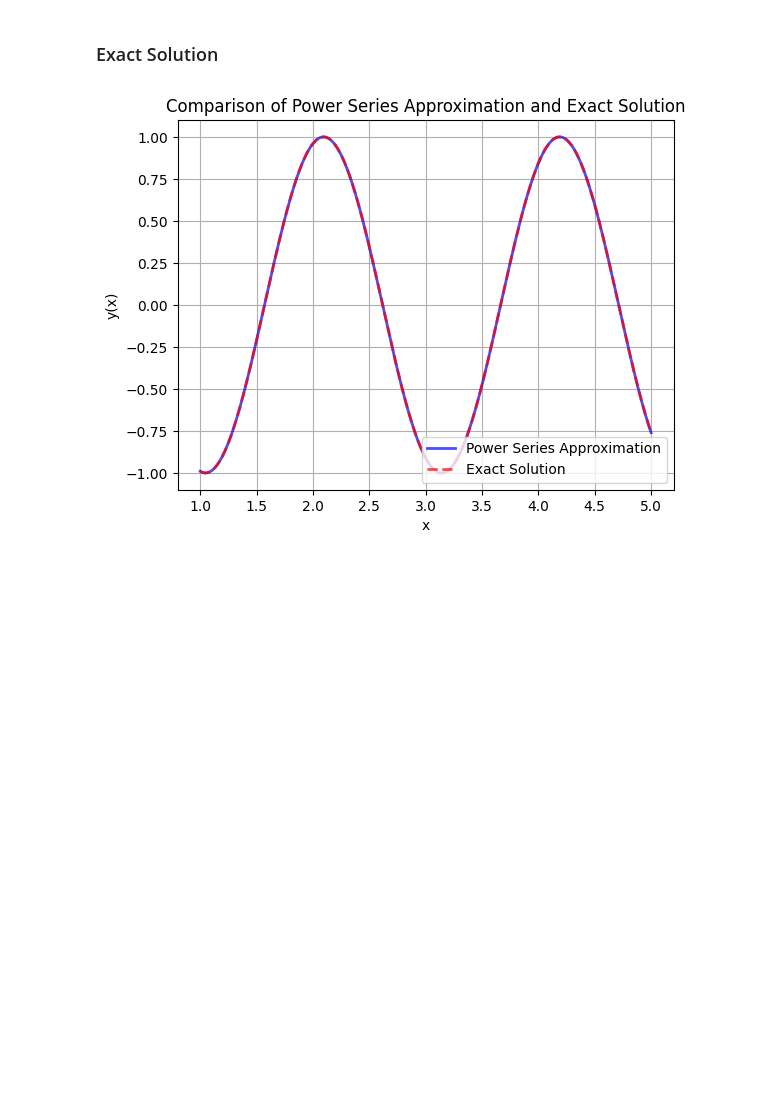
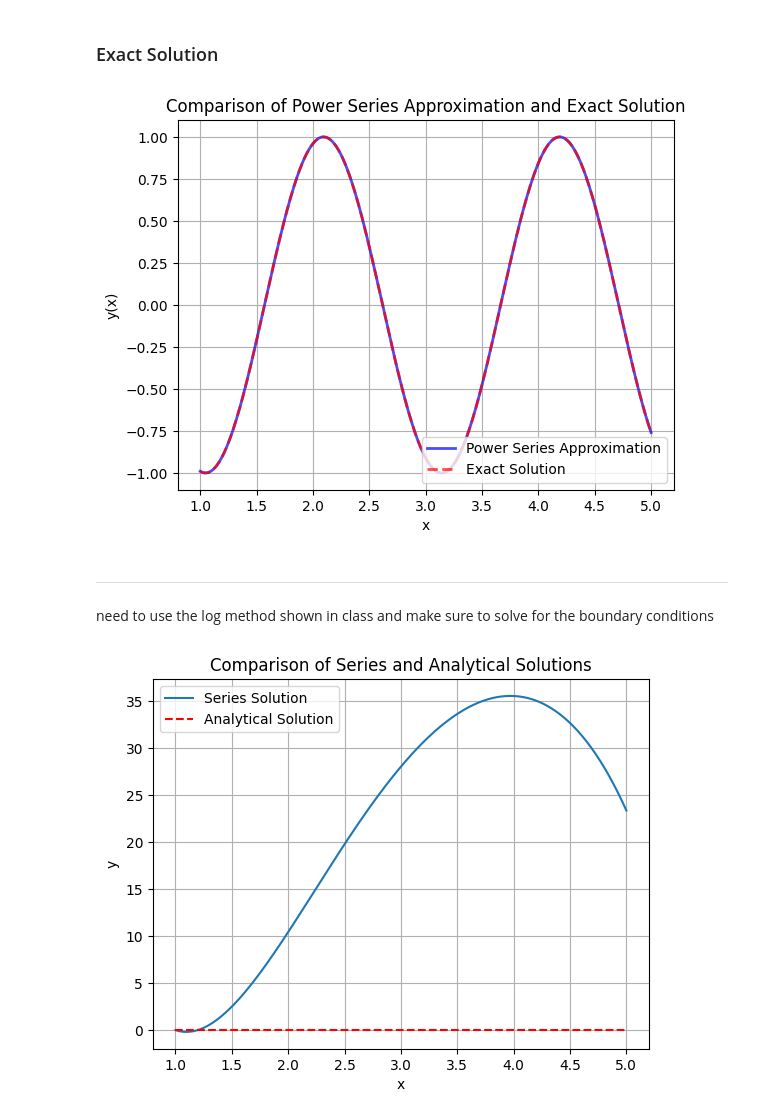
Before and after one commit to aqsnyder/eng_math, a Jupyter notebook: ps_1/problem_2.ipynb, the cells around one changed output. Cells and saved outputs as stored; diff of their text form; code cells hidden in the pictures; blank space fills up the shorter version.

```diff
--- a/ps_1/problem_2.ipynb
+++ b/ps_1/problem_2.ipynb
@@ -73,3 +73,82 @@ plt.grid(True)
 plt.show()
 # %% [output]
 [figure]
+# %% [markdown]
+----
+need to use the log method shown in class and make sure to solve for the boundary conditions
+# %%
+import numpy as np
+import matplotlib.pyplot as plt
+from scipy.optimize import fsolve
+
+# Coefficients for the power series
+c = {0: 1, 1: 1}
+
+# Recurrence relation
+def next_c(k, c):
+    return -9 / (k * (k - 1)) * c[k - 2]
+
+# Generate coefficients up to the threshold
+threshold = 1e-3
+k = 2
+while True:
+    c[k] = next_c(k, c)
+    if abs(c[k] * 1**k) < threshold and k > 2:
+        break
+    k += 2
+
+# Calculate E and O
+def calculate_E_O(E_or_O, x, k, c):
+    return sum(c.get(2*i if E_or_O == 'E' else 2*i + 1, 0) * x**i for i in range(k//2 + 1))
+
+# Calculate E' and O'
+def calculate_E_O_prime(E_or_O, x, k, c):
+    return sum(i * c.get(2*i if E_or_O == 'E' else 2*i + 1, 0) * x**(i - (1 if E_or_O == 'E' else 0)) for i in range(1, k//2 + 1))
+
+# Boundary conditions
+E_at_1 = calculate_E_O('E', 1, k, c)
+O_at_1 = calculate_E_O('O', 1, k, c)
+E_at_5 = calculate_E_O('E', 5, k, c)
+O_at_5 = calculate_E_O('O', 5, k, c)
+E_prime_at_5 = calculate_E_O_prime('E', 5, k, c)
+O_prime_at_5 = calculate_E_O_prime('O', 5, k, c)
+
+C_A = -O_at_1 / E_at_1  # Assuming C_B = 1 initially
+C_B = -(E_at_5 + 14 * E_prime_at_5) * C_A / (O_at_5 + 14 * O_prime_at_5)
+C_A = -C_B * O_at_1 / E_at_1  # Recalculate C_A with the new C_B value
+
+# Series solution function
+def series_solution(x, C_A, C_B, k, c):
+    return C_A * calculate_E_O('E', x, k, c) + C_B * calculate_E_O('O', x, k, c)
+
+# Analytical solution functions
+def equations(p):
+    A, B = p
+    eq1 = A * np.cos(3) + B * np.sin(3)  # y(1) = 0
+    eq2 = A * np.cos(15) + B * np.sin(15) + 14 * (-3 * A * np.sin(15) + 3 * B * np.cos(15))  # y(5) + 14y'(5) = 0
+    return (eq1, eq2)
+
+# Solve for A and B
+A, B = fsolve(equations, (1, 1))
+
+def analytical_solution(x):
+    return A * np.cos(3 * x) + B * np.sin(3 * x)
+
+# Create an array of x values from 1 to 5
+x_values = np.linspace(1, 5, 400)
+
+# Calculate the series and analytical solutions for each x value
+y_values_series = np.array([series_solution(x, C_A, C_B, k, c) for x in x_values])
+y_values_analytical = np.array([analytical_solution(x) for x in x_values])
+
+# Plotting both solutions
+plt.plot(x_values, y_values_series, label='Series Solution')
+plt.plot(x_values, y_values_analytical, linestyle='--', label='Analytical Solution', color='red')
+plt.xlabel('x')
+plt.ylabel('y')
+plt.title('Comparison of Series and Analytical Solutions')
+plt.legend()
+plt.grid(True)
+plt.show()
+# %% [output]
+[figure, added]
```
Also changed, not shown: parts of 1 cell of this notebook, 3 other files.
